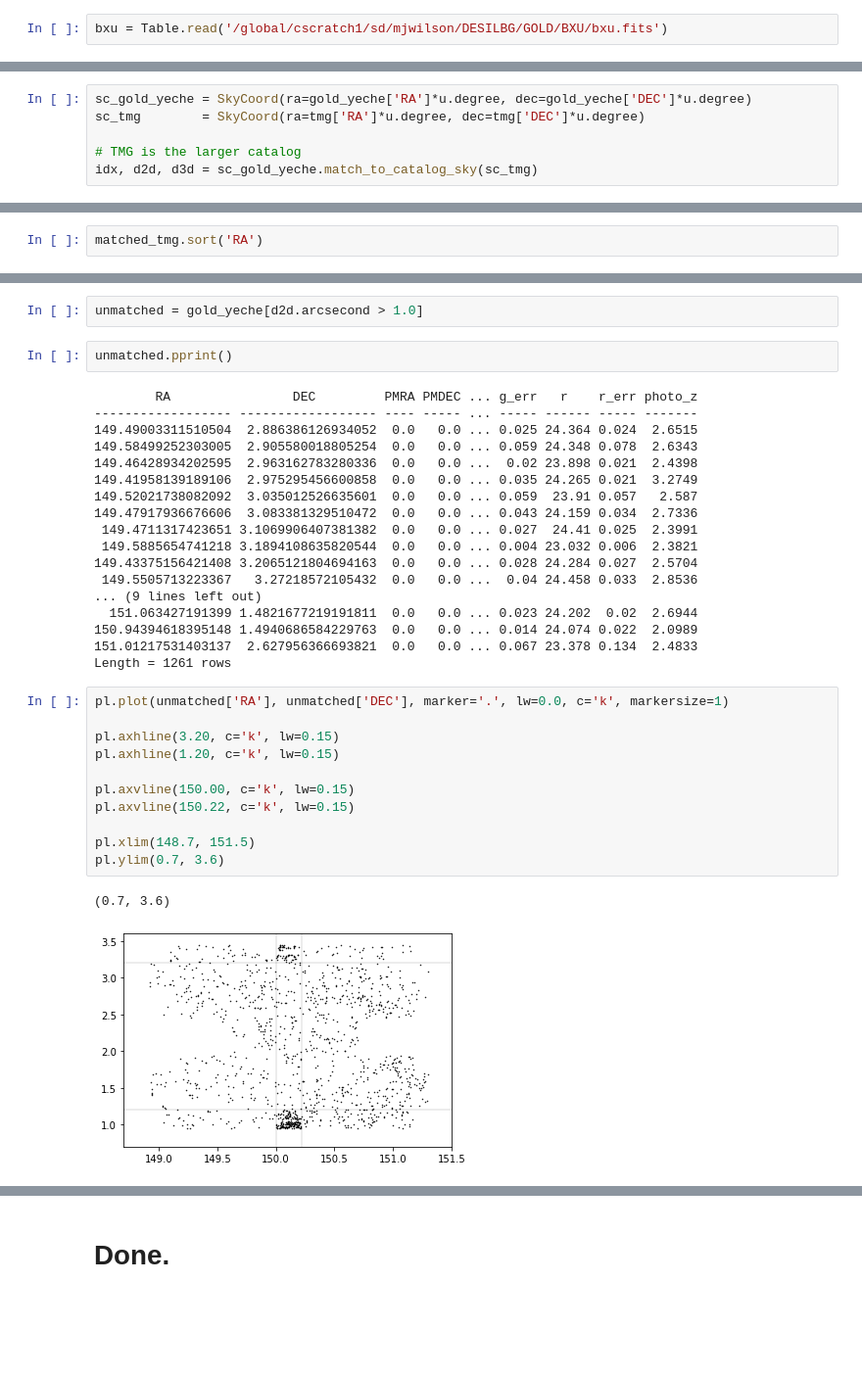
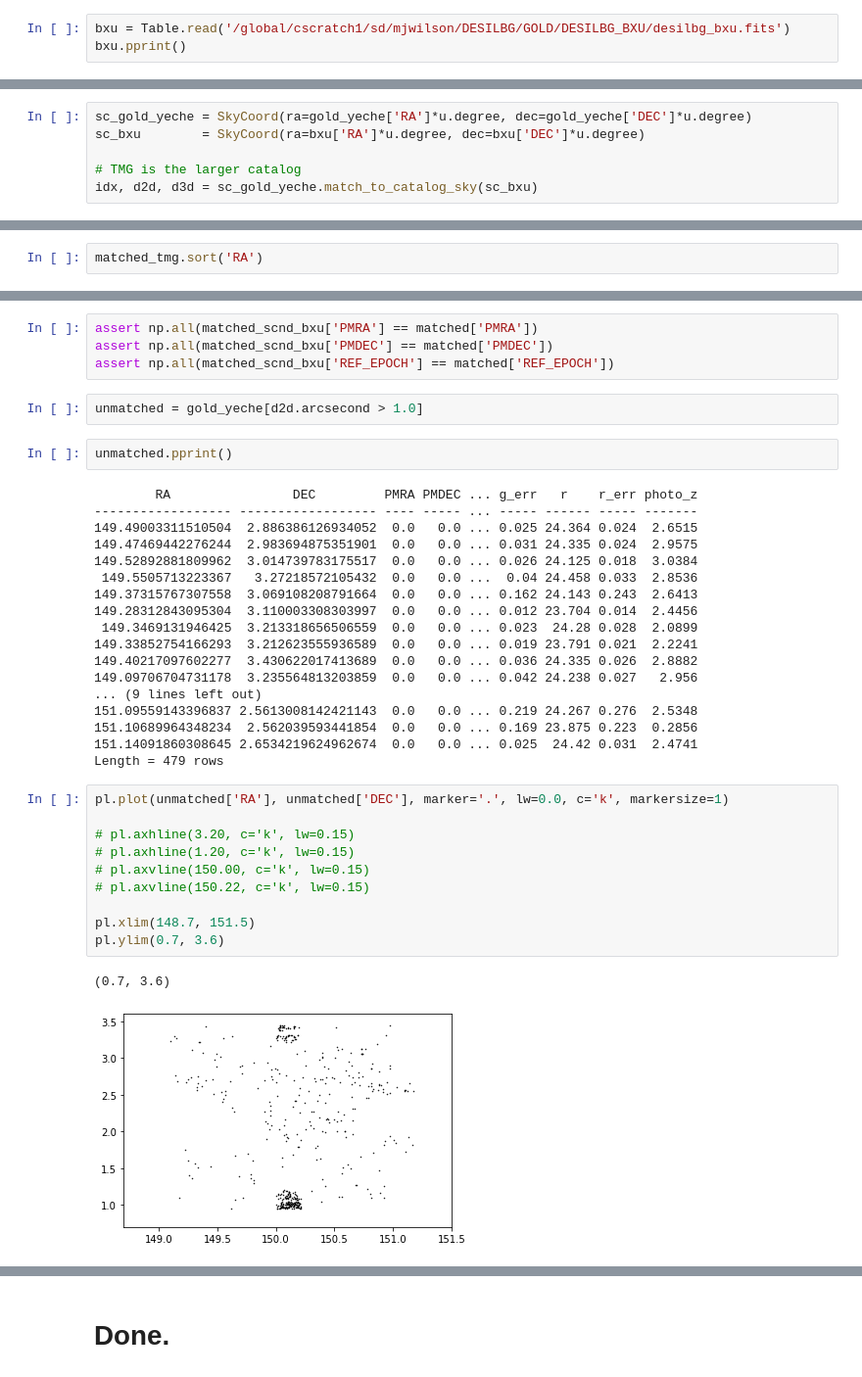
Before and after one commit to michaelJwilson/DESILBG, a Jupyter notebook: gold/yeche.ipynb, the cells around one changed output, grey strips where cells are left out. Shown at 98% size. Drawn from its saved outputs; the diff is of its cells as text; blank space fills up the shorter version.

```diff
--- a/gold/yeche.ipynb
+++ b/gold/yeche.ipynb
@@ -53,4 +34,5 @@ yeche.pprint()
 151.07689320761486  3.035293912207819  0.0   0.0 ... 0.035 24.162 0.034  2.7996
 Length = 12851 rows
 # %%
-bxu = Table.read('/global/cscratch1/sd/mjwilson/DESILBG/GOLD/BXU/bxu.fits')
+bxu = Table.read('/global/cscratch1/sd/mjwilson/DESILBG/GOLD/DESILBG_BXU/desilbg_bxu.fits')
+bxu.pprint()
@@ -103,10 +163,10 @@ gold_yeche = yeche[in_goldfootprint]
 assert len(gold_yeche) == 8846
 # %%
 sc_gold_yeche = SkyCoord(ra=gold_yeche['RA']*u.degree, dec=gold_yeche['DEC']*u.degree)
-sc_tmg        = SkyCoord(ra=tmg['RA']*u.degree, dec=tmg['DEC']*u.degree)
+sc_bxu        = SkyCoord(ra=bxu['RA']*u.degree, dec=bxu['DEC']*u.degree)
 
 # TMG is the larger catalog
-idx, d2d, d3d = sc_gold_yeche.match_to_catalog_sky(sc_tmg)
+idx, d2d, d3d = sc_gold_yeche.match_to_catalog_sky(sc_bxu)
 # %%
 matched = gold_yeche[d2d.arcsecond < 1.0]
 # %% [markdown]
@@ -194,3 +234,7 @@ Table length=1
+# %%
+assert np.all(matched_scnd_bxu['PMRA'] == matched['PMRA'])
+assert np.all(matched_scnd_bxu['PMDEC'] == matched['PMDEC'])
+assert np.all(matched_scnd_bxu['REF_EPOCH'] == matched['REF_EPOCH'])
 # %%
 unmatched = gold_yeche[d2d.arcsecond > 1.0]
 # %%
@@ -199,31 +243,30 @@ unmatched.pprint()
         RA                DEC         PMRA PMDEC ... g_err   r    r_err photo_z
 ------------------ ------------------ ---- ----- ... ----- ------ ----- -------
 149.49003311510504  2.886386126934052  0.0   0.0 ... 0.025 24.364 0.024  2.6515
-149.58499252303005  2.905580018805254  0.0   0.0 ... 0.059 24.348 0.078  2.6343
-149.46428934202595  2.963162783280336  0.0   0.0 ...  0.02 23.898 0.021  2.4398
-149.41958139189106  2.975295456600858  0.0   0.0 ... 0.035 24.265 0.021  3.2749
-149.52021738082092  3.035012526635601  0.0   0.0 ... 0.059  23.91 0.057   2.587
-149.47917936676606  3.083381329510472  0.0   0.0 ... 0.043 24.159 0.034  2.7336
- 149.4711317423651 3.1069906407381382  0.0   0.0 ... 0.027  24.41 0.025  2.3991
- 149.5885654741218 3.1894108635820544  0.0   0.0 ... 0.004 23.032 0.006  2.3821
-149.43375156421408 3.2065121804694163  0.0   0.0 ... 0.028 24.284 0.027  2.5704
+149.47469442276244  2.983694875351901  0.0   0.0 ... 0.031 24.335 0.024  2.9575
+149.52892881809962  3.014739783175517  0.0   0.0 ... 0.026 24.125 0.018  3.0384
  149.5505713223367   3.27218572105432  0.0   0.0 ...  0.04 24.458 0.033  2.8536
+149.37315767307558  3.069108208791664  0.0   0.0 ... 0.162 24.143 0.243  2.6413
+149.28312843095304  3.110003308303997  0.0   0.0 ... 0.012 23.704 0.014  2.4456
+ 149.3469131946425  3.213318656506559  0.0   0.0 ... 0.023  24.28 0.028  2.0899
+149.33852754166293  3.212623555936589  0.0   0.0 ... 0.019 23.791 0.021  2.2241
+149.40217097602277  3.430622017413689  0.0   0.0 ... 0.036 24.335 0.026  2.8882
+149.09706704731178  3.235564813203859  0.0   0.0 ... 0.042 24.238 0.027   2.956
 ... (9 lines left out)
-  151.063427191399 1.4821677219191811  0.0   0.0 ... 0.023 24.202  0.02  2.6944
-150.94394618395148 1.4940686584229763  0.0   0.0 ... 0.014 24.074 0.022  2.0989
-151.01217531403137  2.627956366693821  0.0   0.0 ... 0.067 23.378 0.134  2.4833
-Length = 1261 rows
+151.09559143396837 2.5613008142421143  0.0   0.0 ... 0.219 24.267 0.276  2.5348
+151.10689964348234  2.562039593441854  0.0   0.0 ... 0.169 23.875 0.223  0.2856
+151.14091860308645 2.6534219624962674  0.0   0.0 ... 0.025  24.42 0.031  2.4741
+Length = 479 rows
 # %%
 pl.plot(unmatched['RA'], unmatched['DEC'], marker='.', lw=0.0, c='k', markersize=1)
 
-pl.axhline(3.20, c='k', lw=0.15)
-pl.axhline(1.20, c='k', lw=0.15)
-
-pl.axvline(150.00, c='k', lw=0.15)
-pl.axvline(150.22, c='k', lw=0.15)
+# pl.axhline(3.20, c='k', lw=0.15)
+# pl.axhline(1.20, c='k', lw=0.15)
+# pl.axvline(150.00, c='k', lw=0.15)
+# pl.axvline(150.22, c='k', lw=0.15)
 
 pl.xlim(148.7, 151.5)
 pl.ylim(0.7, 3.6)
 # %% [output]
 (0.7, 3.6)
-[figure, old version]
+[figure, new version]
```
Also changed, not shown: parts of 55 cells of this notebook, 17 other files.
